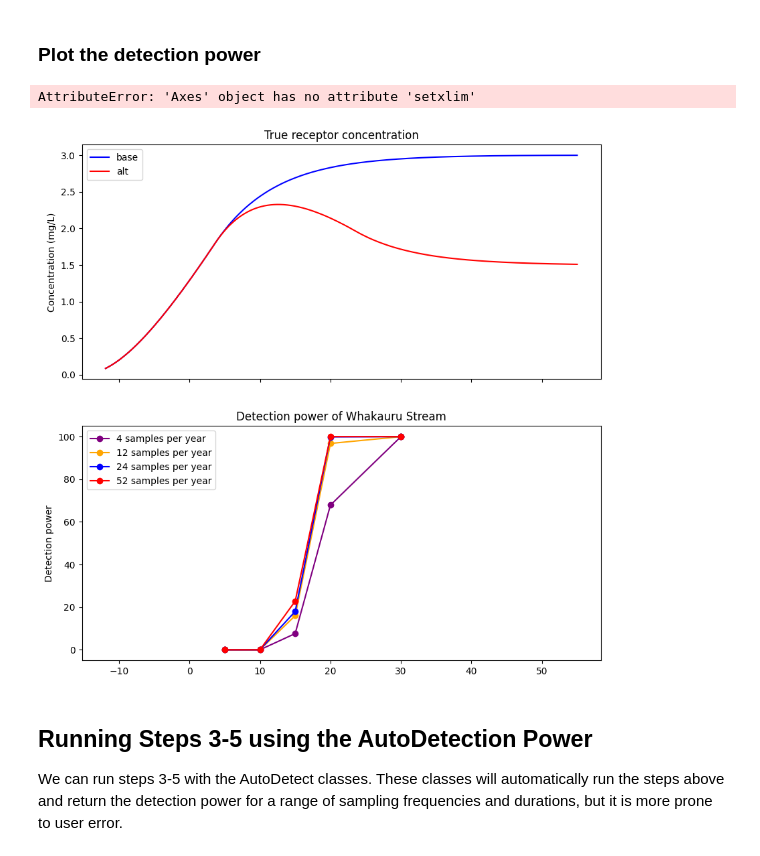
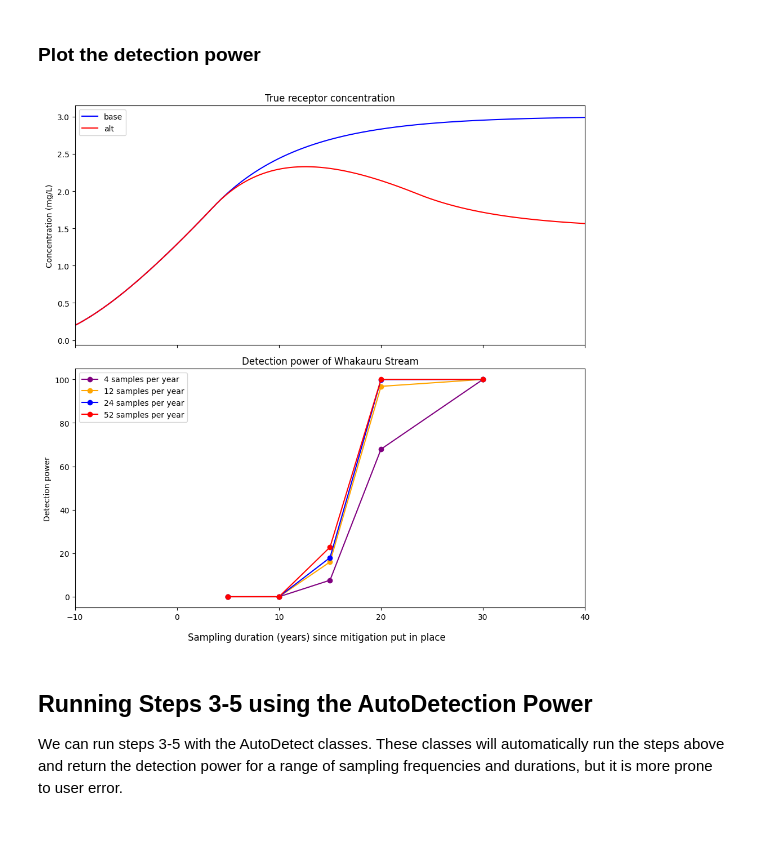
Before and after one commit to Komanawa-Solutions-Ltd/gw_detect_power-worked-examples, a Jupyter notebook: Whakauru_Stream_worked_example.ipynb, the cells around one changed output. Saved outputs shown, nothing was run; the diff lists cells and outputs as text; code cells hidden in the pictures.

```diff
--- a/Whakauru_Stream_worked_example.ipynb
+++ b/Whakauru_Stream_worked_example.ipynb
@@ -305,31 +305,30 @@ idv
 # %%
 fig, (ax_conc, ax) = plt.subplots(nrows=2, ncols=1, figsize=(10, 10), sharex=True)
 
 ax_conc.set_title('True receptor concentration')
 ax_conc.plot(base_receptor.index, base_receptor.values, label='base', c='b')
 ax_conc.plot(receptor.index, receptor.values, label='alt', c='r')
 ax_conc.set_ylabel('Concentration (mg/L)')
 ax_conc.legend(loc='upper left')
 
 ax.set_title('Detection power of Whakauru Stream')
 for nsamp, c in zip(nsamples_per_year, ['purple', 'orange', 'blue', 'red']):
     power = []
     duration = []
     for dur in sampling_durations:
         idv = f'{nsamp}_{dur}'
         power.append(out_data.loc[idv, 'power'])
         duration.append(dur)
     ax.plot(duration, power, label=f'{nsamp} samples per year', color=c, marker='o')
 ax.set_ylabel('Detection power')
 ax.legend(loc='upper left')
-ax.setxlim(-10, 40)
+ax.set_xlim(-10, 40)
 fig.supxlabel('Sampling duration (years) since mitigation put in place')
 fig.tight_layout()
 
 plt.show()
 # %% [output]
-AttributeError: 'Axes' object has no attribute 'setxlim'
-[figure, old version]
+[figure, new version]
 # %% [markdown]
 ## Running Steps 3-5 using the AutoDetection Power
 We can run steps 3-5 with the AutoDetect classes.  These classes will automatically run the steps above and return the detection power for a range of sampling frequencies and durations, but it is more prone to user error.
```
Also changed, not shown: parts of 1 cell of this notebook, 3 other files.
